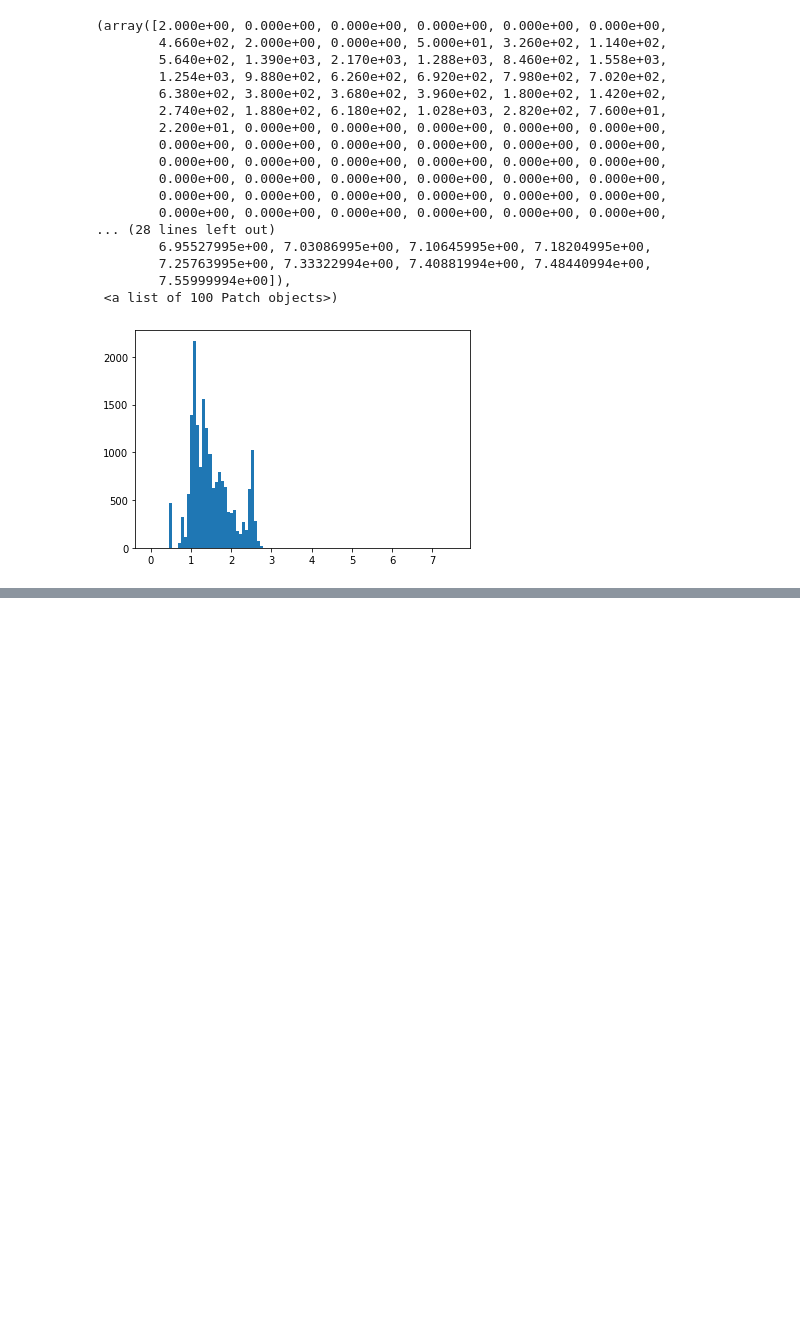
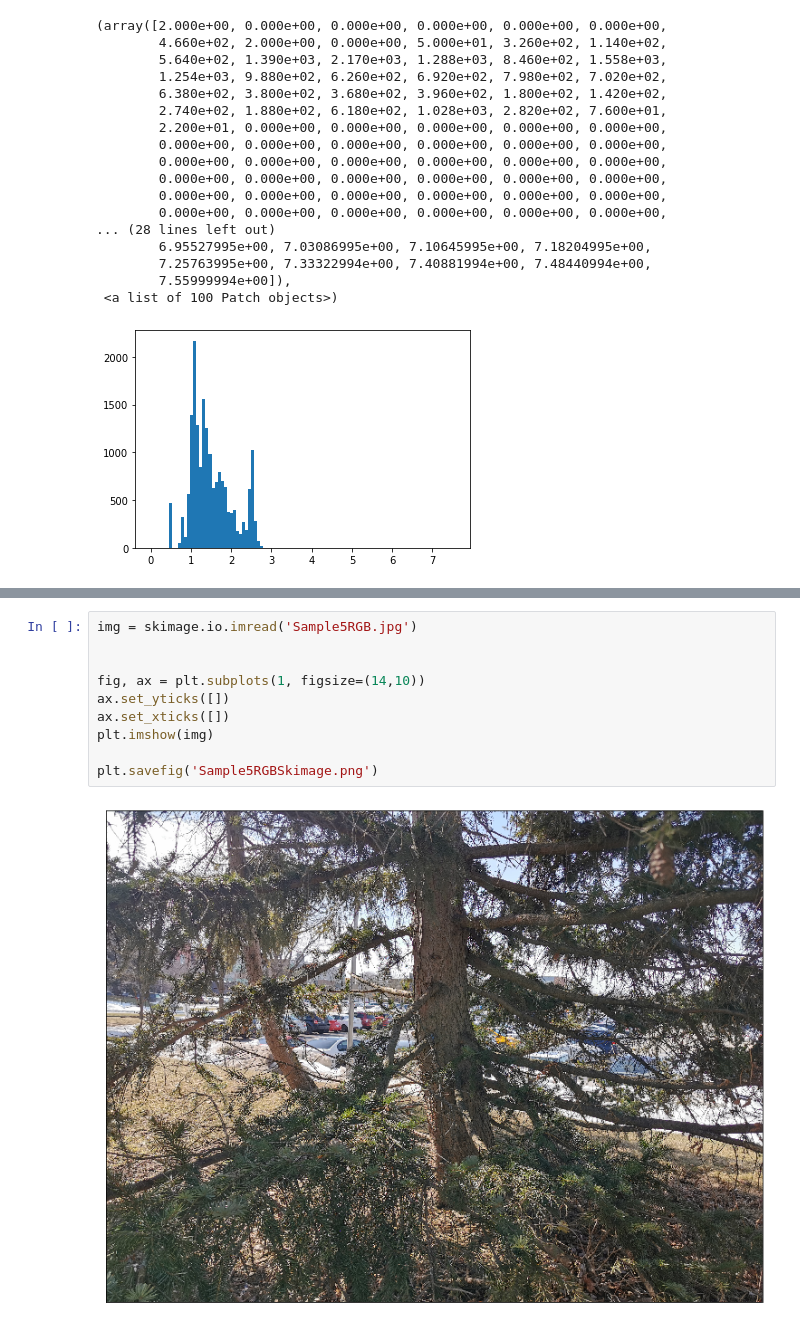
Before and after one commit to ameliaholcomb/trees, a Jupyter notebook: TreeProcessing/TreeProcessor.ipynb, the cells around one changed output, grey strips where cells are left out. Drawn from its saved outputs; the diff is of its cells as text; blank space fills up the shorter version.

```diff
--- a/TreeProcessing/TreeProcessor.ipynb
+++ b/TreeProcessing/TreeProcessor.ipynb
@@ -537,0 +538,12 @@ hiy
+# %%
+img = skimage.io.imread('Sample5RGB.jpg')
+
+
+fig, ax = plt.subplots(1, figsize=(14,10))
+ax.set_yticks([])
+ax.set_xticks([])
+plt.imshow(img)
+
+plt.savefig('Sample5RGBSkimage.png')
+# %% [output]
+[figure, added]
```
Also changed, not shown: parts of 13 cells of this notebook, 7 other files.
